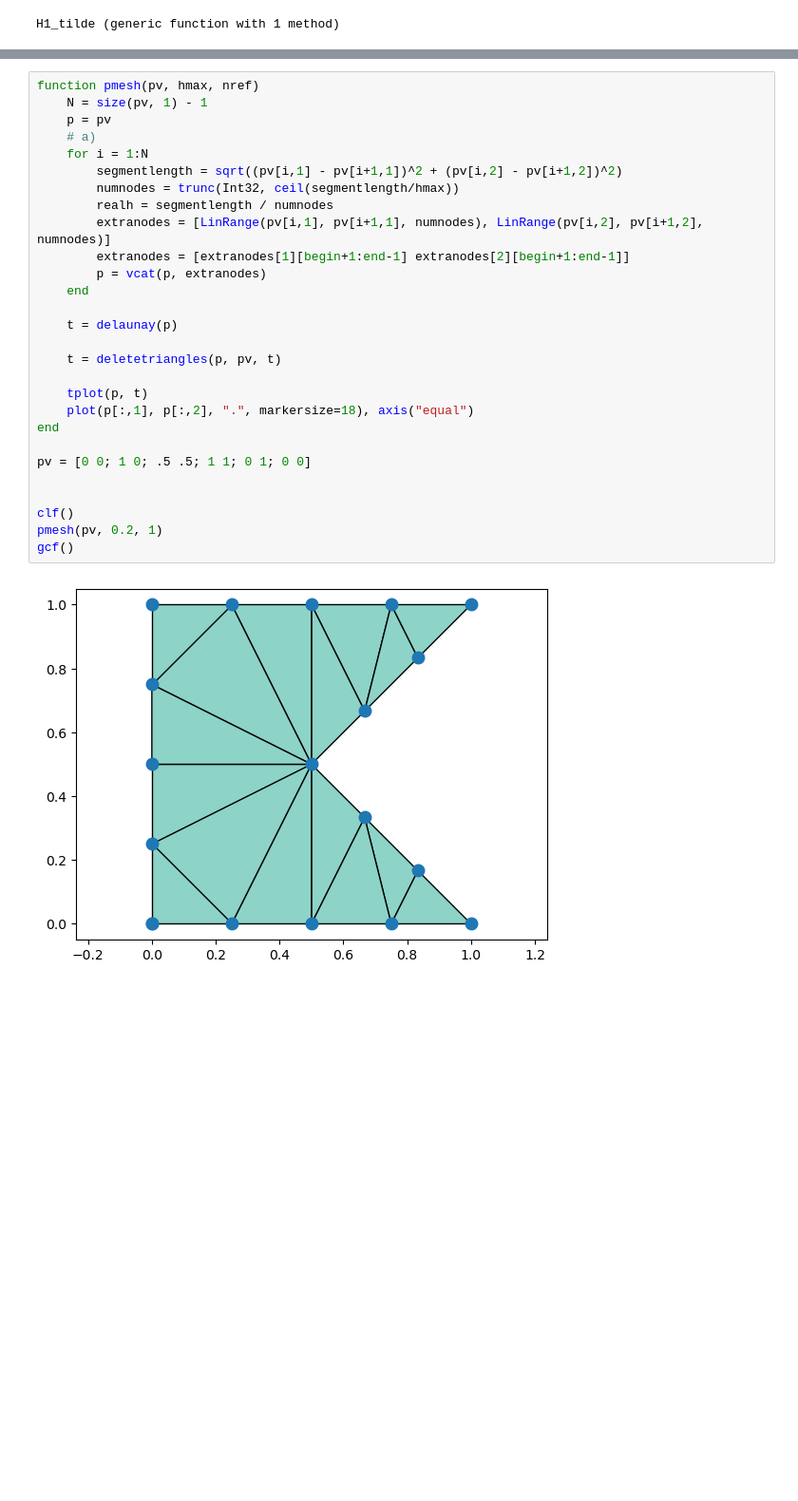
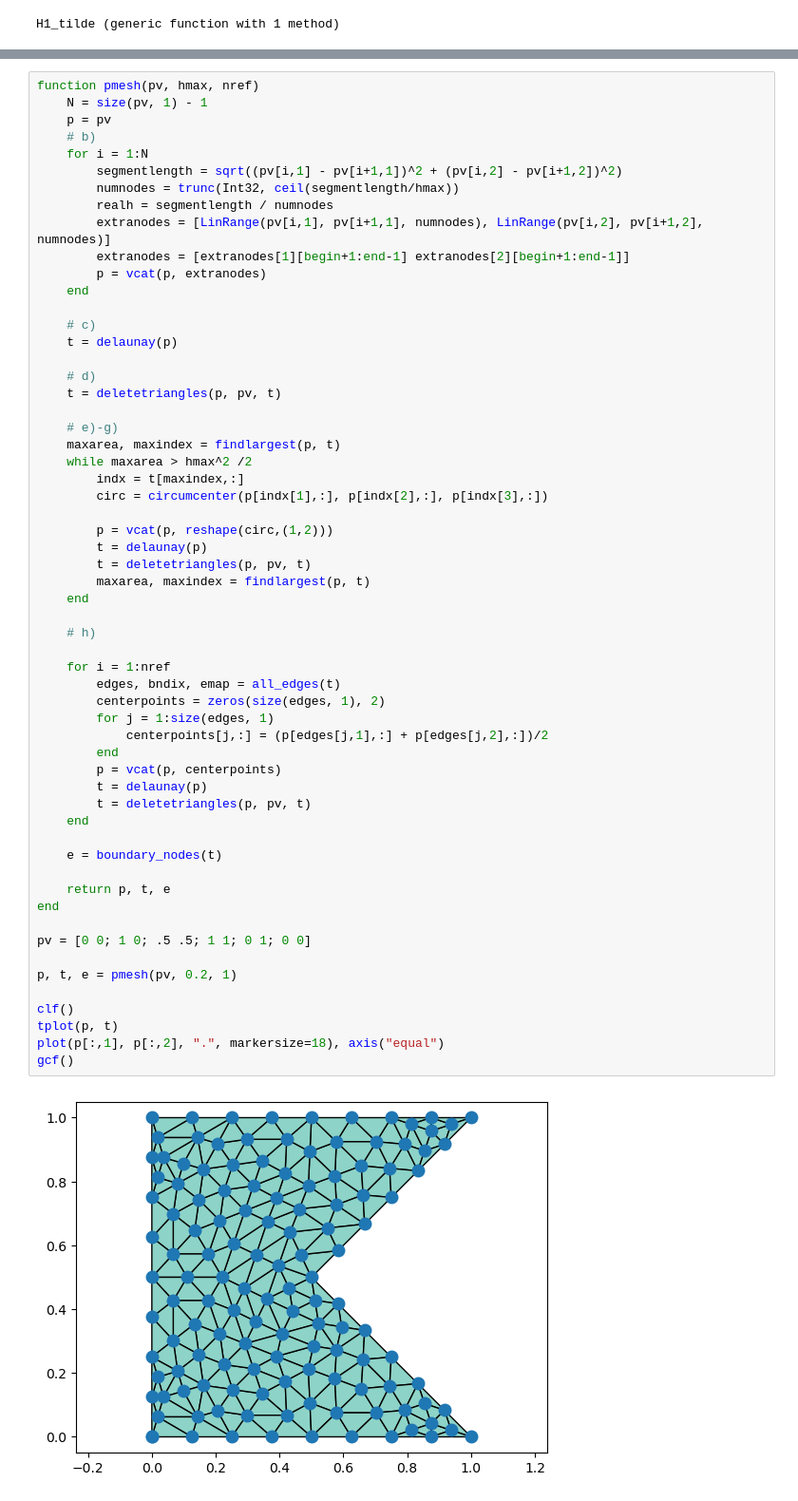
Before and after one commit to aledha/math228b, a Jupyter notebook: Problem sets/PS3/ps3.ipynb, the cells around one changed output, grey strips where cells are left out. Shown at 95% size. Drawn from its saved outputs; the diff is of its cells as text; blank space fills up the shorter version.

```diff
--- a/Problem sets/PS3/ps3.ipynb
+++ b/Problem sets/PS3/ps3.ipynb
@@ -181,30 +236,60 @@ deletetriangles (generic function with 1 method)
 # %%
 function pmesh(pv, hmax, nref)
     N = size(pv, 1) - 1
     p = pv
-    # a)
+    # b)
     for i = 1:N
         segmentlength = sqrt((pv[i,1] - pv[i+1,1])^2 + (pv[i,2] - pv[i+1,2])^2)
         numnodes = trunc(Int32, ceil(segmentlength/hmax))
         realh = segmentlength / numnodes
         extranodes = [LinRange(pv[i,1], pv[i+1,1], numnodes), LinRange(pv[i,2], pv[i+1,2], numnodes)]
         extranodes = [extranodes[1][begin+1:end-1] extranodes[2][begin+1:end-1]]
         p = vcat(p, extranodes)
     end
 
+    # c)
     t = delaunay(p)
 
+    # d)
     t = deletetriangles(p, pv, t)
 
-    tplot(p, t)
-    plot(p[:,1], p[:,2], ".", markersize=18), axis("equal")
+    # e)-g)
+    maxarea, maxindex = findlargest(p, t)
+    while maxarea > hmax^2 /2
+        indx = t[maxindex,:]
+        circ = circumcenter(p[indx[1],:], p[indx[2],:], p[indx[3],:])
+
+        p = vcat(p, reshape(circ,(1,2)))
+        t = delaunay(p)
+        t = deletetriangles(p, pv, t)
+        maxarea, maxindex = findlargest(p, t)
+    end
+
+    # h)
+
+    for i = 1:nref
+        edges, bndix, emap = all_edges(t)
+        centerpoints = zeros(size(edges, 1), 2)
+        for j = 1:size(edges, 1)
+            centerpoints[j,:] = (p[edges[j,1],:] + p[edges[j,2],:])/2
+        end
+        p = vcat(p, centerpoints)
+        t = delaunay(p)
+        t = deletetriangles(p, pv, t)
+    end
+
+    e = boundary_nodes(t)
+
+    return p, t, e
 end
 
 pv = [0 0; 1 0; .5 .5; 1 1; 0 1; 0 0]
 
+p, t, e = pmesh(pv, 0.2, 1)
 
 clf()
-pmesh(pv, 0.2, 1)
+tplot(p, t)
+plot(p[:,1], p[:,2], ".", markersize=18), axis("equal")
 gcf()
 # %% [output]
-[figure, old version]
+[figure, new version]
```
Also changed, not shown: parts of 3 cells of this notebook.
